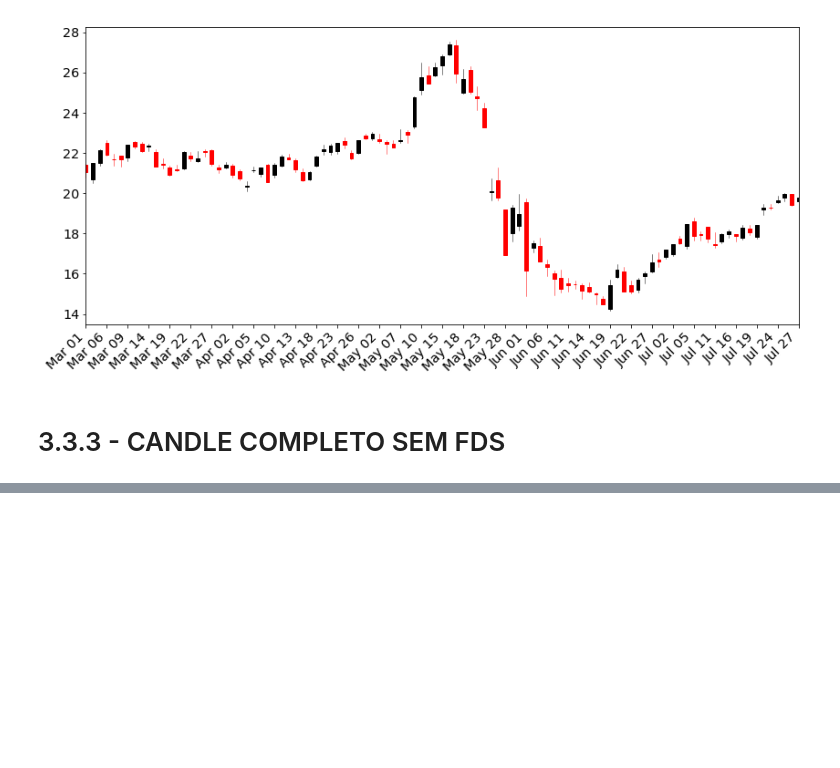
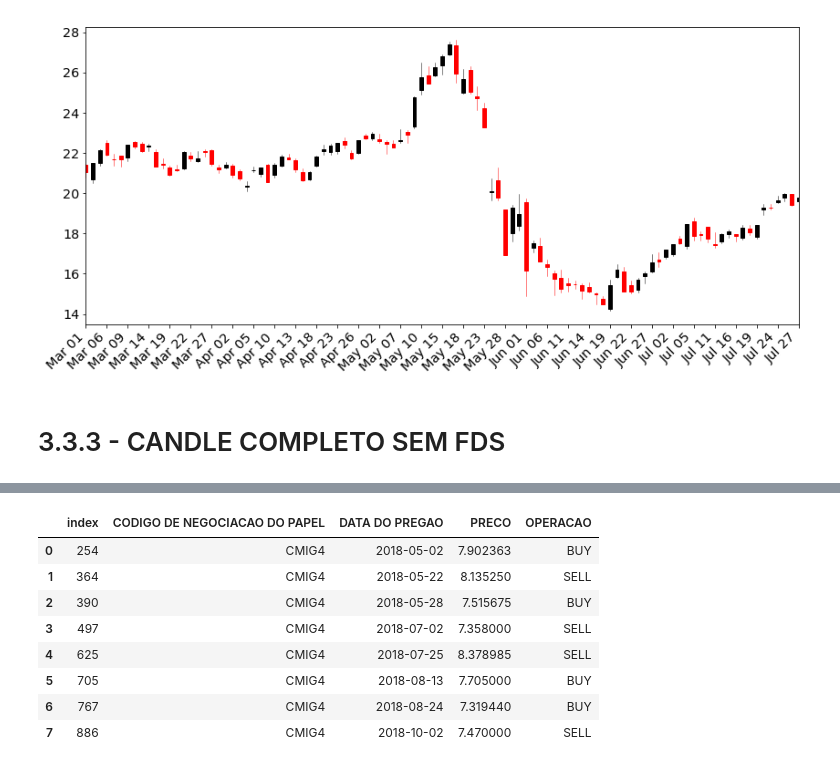
Before and after one commit to RodrigoCalderano/DOM-BOT, a Jupyter notebook: Jupyter/PandasHandler.ipynb, the cells around one changed output, grey strips where cells are left out. Cells and saved outputs as stored; diff of their text form; code cells hidden in the pictures; blank space fills up the shorter version.

```diff
--- a/Jupyter/PandasHandler.ipynb
+++ b/Jupyter/PandasHandler.ipynb
@@ -471,0 +455,16 @@ len(stock)
+# %%
+# Removendo ordens abertas:
+df = pd.read_csv('BACK_TEST/BollingerBand')
+df = df.dropna()
+df['DATA DO PREGAO'] = df['DATA DO PREGAO'].apply(lambda name: int(name) )
+save_dir = 'BACK_TEST/BollingerBand'
+df.to_csv(save_dir,index=False)
+orders_df = pd.read_csv('BACK_TEST/BollingerBand', parse_dates=['DATA DO PREGAO'])
+orders_df.head()
+# %%
+id_to_remove = []
+blue_chips = pd.read_csv('BLUECHIPS')
+for bc_code in blue_chips['CODIGO DE NEGOCIACAO DO PAPEL']:
+    df = orders_df[orders_df['CODIGO DE NEGOCIACAO DO PAPEL'] == bc_code].reset_index()
+    if len(df)%2:
+        id_to_remove.append(df.iloc[len(df)-1]['index'])
@@ -471,0 +475,14 @@ len(stock)
+# %%
+# TESTANDO NOVA MATRIZ
+df = orders_df[orders_df['CODIGO DE NEGOCIACAO DO PAPEL'] == 'CMIG4'].reset_index()
+df
+# %% [output]
+|  | index | CODIGO DE NEGOCIACAO DO PAPEL | DATA DO PREGAO | PRECO | OPERACAO |
+| 0 | 254 | CMIG4 | 2018-05-02 | 7.902363 | BUY |
+| 1 | 364 | CMIG4 | 2018-05-22 | 8.135250 | SELL |
+| 2 | 390 | CMIG4 | 2018-05-28 | 7.515675 | BUY |
+| 3 | 497 | CMIG4 | 2018-07-02 | 7.358000 | SELL |
+| 4 | 625 | CMIG4 | 2018-07-25 | 8.378985 | SELL |
+| 5 | 705 | CMIG4 | 2018-08-13 | 7.705000 | BUY |
+| 6 | 767 | CMIG4 | 2018-08-24 | 7.319440 | BUY |
+| 7 | 886 | CMIG4 | 2018-10-02 | 7.470000 | SELL |
```
Also changed, not shown: parts of 15 cells of this notebook, 2 other files.
